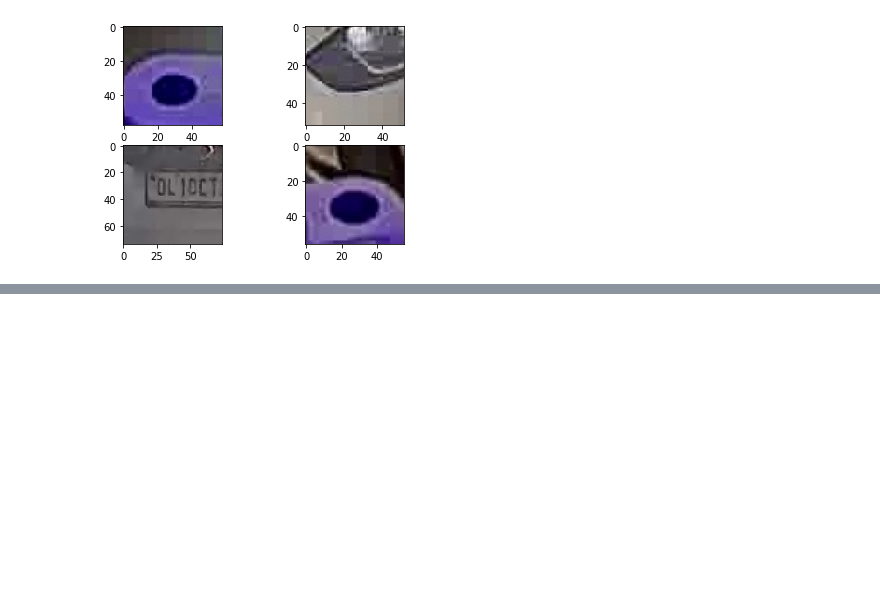
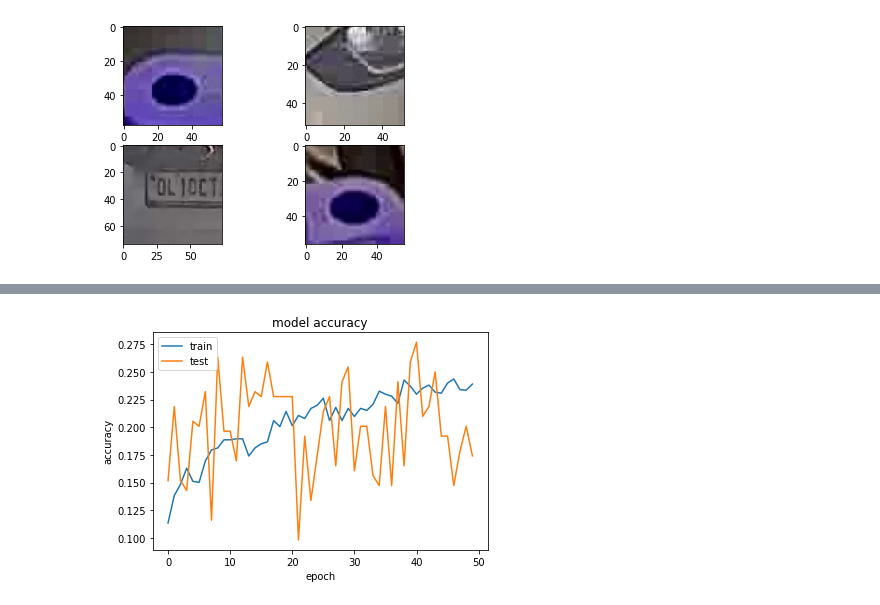
Before and after one commit to Ankuraxz/Vehicle-make-recognition-classification, a Jupyter notebook: CAR_Classification.ipynb, the cells around one changed output, grey strips where cells are left out. Drawn from its saved outputs; the diff is of its cells as text; code cells hidden in the pictures; blank space fills up the shorter version.

```diff
--- a/CAR_Classification.ipynb
+++ b/CAR_Classification.ipynb
@@ -267,0 +442,20 @@ no car detected for 1219.jpg
+# %%
+model_new3.compile(loss='categorical_crossentropy',
+              optimizer='Adam',
+              metrics=['accuracy'])
+# %%
+log_dir = "./car_config3" + datetime.datetime.now().strftime("%Y%m%d-%H%M%S")
+tensorboard_callback = tf.keras.callbacks.TensorBoard(log_dir=log_dir, histogram_freq=1)
+
+from numpy.random import seed
+seed(2)
+# %%
+STEP_SIZE_TRAIN=train_generator.n//train_generator.batch_size
+STEP_SIZE_VALID=validation_generator.n//validation_generator.batch_size
+
+history=model_new3.fit_generator(generator=train_generator,
+                    steps_per_epoch=STEP_SIZE_TRAIN,
+                    validation_data=validation_generator,
+                    validation_steps=STEP_SIZE_VALID,
+                    callbacks = [tensorboard_callback],
+                    epochs=50)
@@ -267,0 +480,10 @@ no car detected for 1219.jpg
+# %%
+plt.plot(history.history['accuracy'])
+plt.plot(history.history['val_accuracy'])
+plt.title('model accuracy')
+plt.ylabel('accuracy')
+plt.xlabel('epoch')
+plt.legend(['train', 'test'], loc='upper left')
+plt.show()
+# %% [output]
+[figure, added]
```
Also changed, not shown: parts of 24 cells of this notebook.
